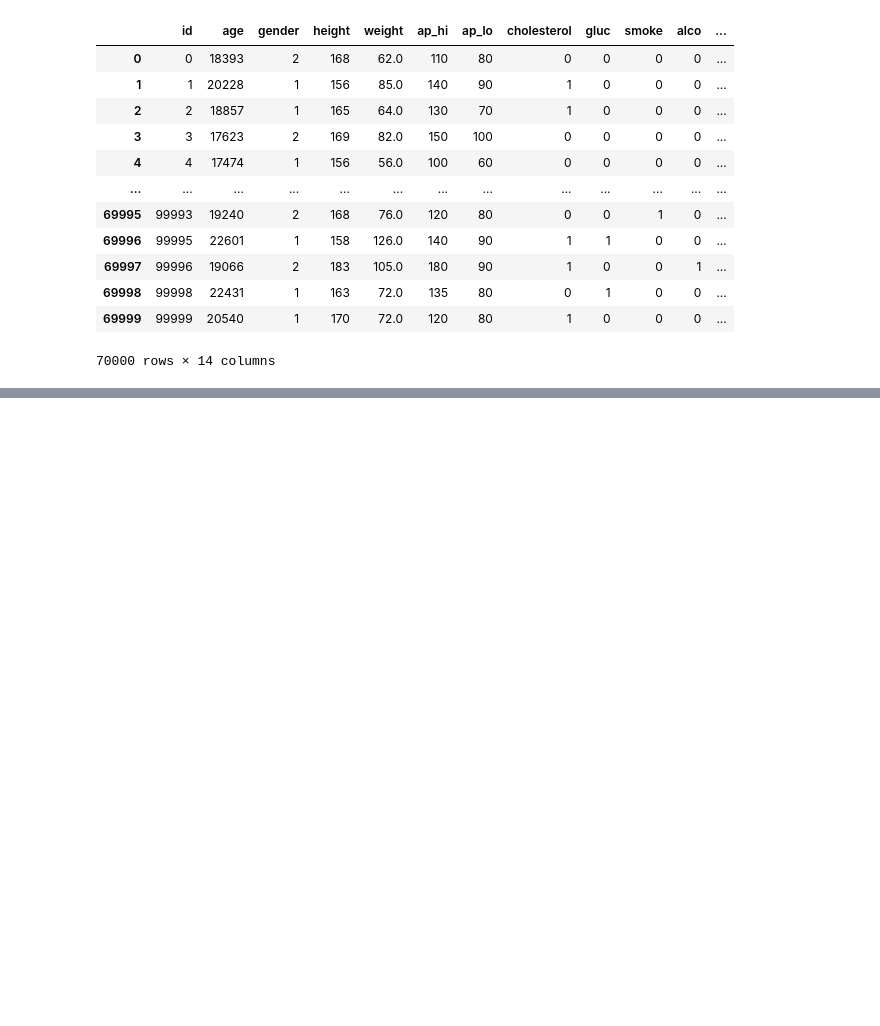
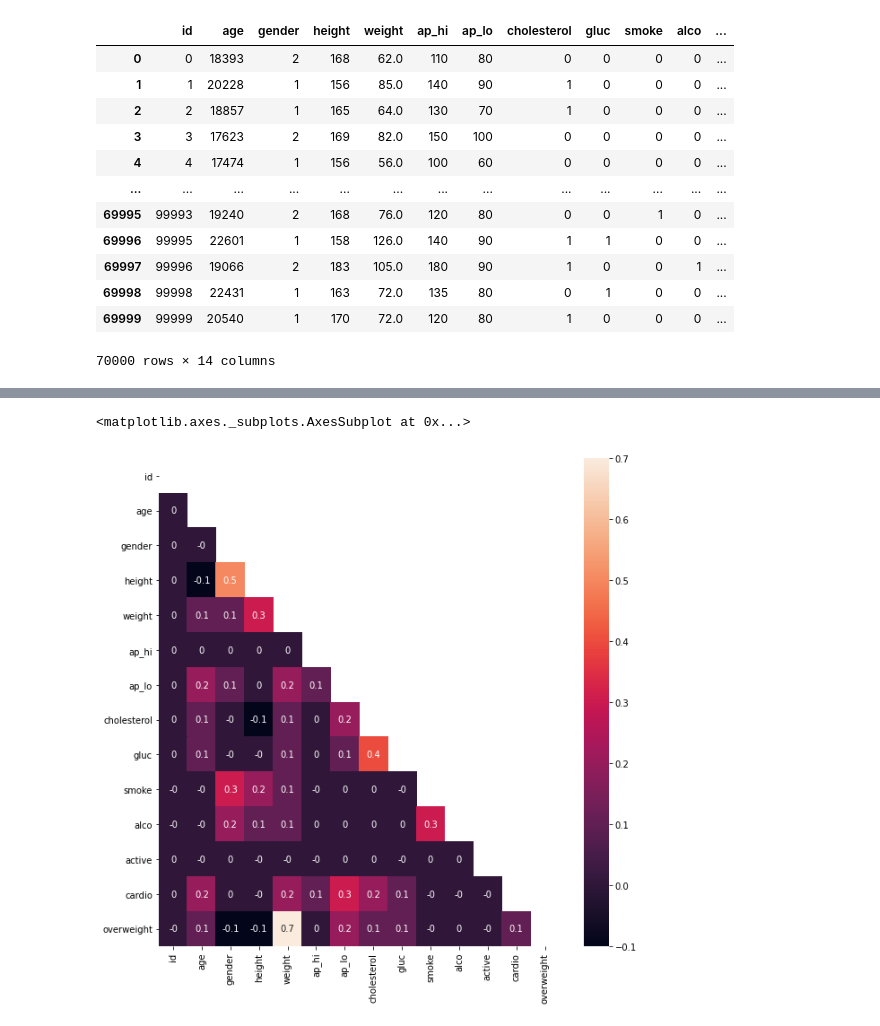
Before and after one commit to sury1999/Data-Analysis-Excercises, a Jupyter notebook: Medical_Data_Visualizer.ipynb, the cells around one changed output, grey strips where cells are left out. Saved outputs shown, nothing was run; the diff lists cells and outputs as text; code cells hidden in the pictures; blank space fills up the shorter version.

```diff
--- a/Medical_Data_Visualizer.ipynb
+++ b/Medical_Data_Visualizer.ipynb
@@ -87,0 +121,7 @@ df
+# %%
+df_fig2 = df[(df['ap_lo'] <= df['ap_hi']) &
+             (df['height'] >= df['height'].quantile(0.025)) &
+             (df['height'] <= df['height'].quantile(0.975)) &
+             (df['weight'] >= df['weight'].quantile(0.025)) &
+             (df['weight'] <= df['weight'].quantile(0.975))]
+df_fig2
@@ -87,0 +142,10 @@ df
+# %%
+corr = df_fig2.corr(method = "pearson")
+mask = np.triu(corr)
+corr = round(corr,1)
+
+fig, ax = plt.subplots(figsize=(10,10))
+sns.heatmap(corr, mask=mask, annot=True)
+# %% [output]
+<matplotlib.axes._subplots.AxesSubplot at 0x...>
+[figure, added]
```
Also changed, not shown: parts of 5 cells of this notebook.
